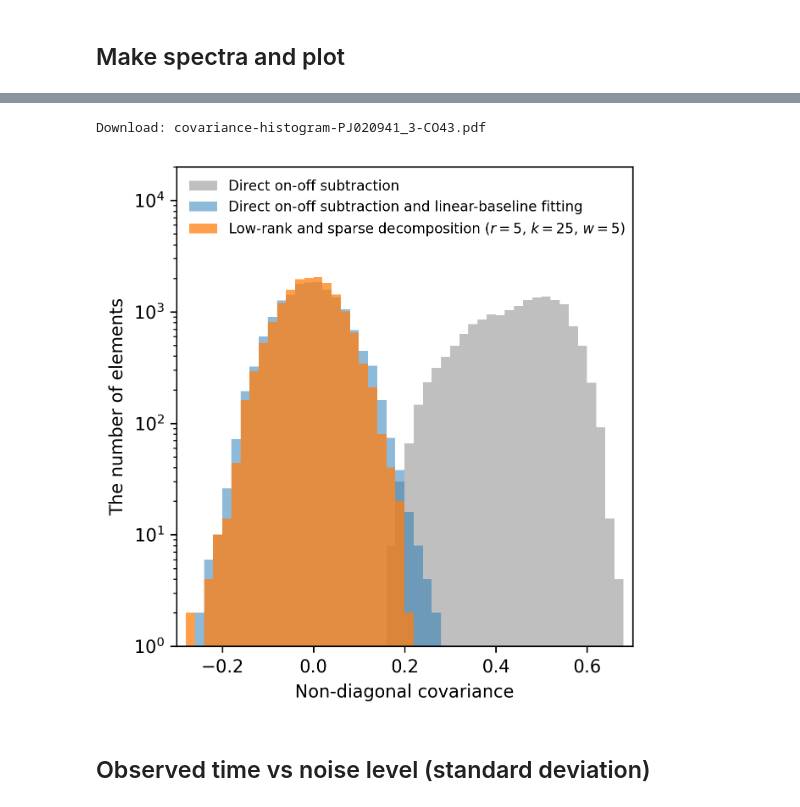
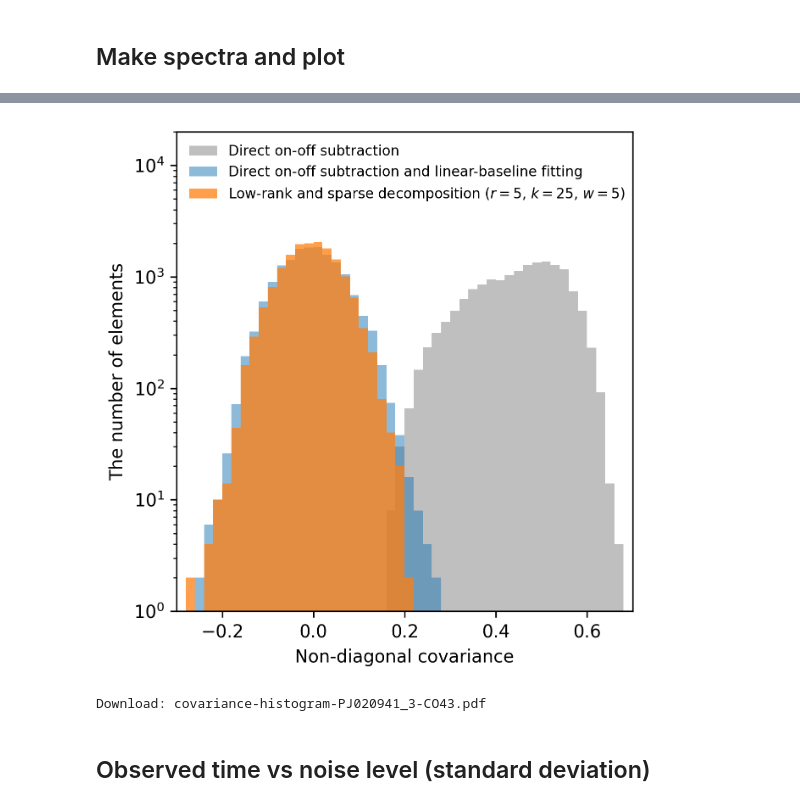
Before and after one commit to astropenguin/taniguchi-2021-analysis, a Jupyter notebook: notes/2020-05-07/analysis-PJ020941.3-CO43.ipynb, the cells around one changed output, grey strips where cells are left out. Drawn from its saved outputs; the diff is of its cells as text; code cells hidden in the pictures.

```diff
--- a/notes/2020-05-07/analysis-PJ020941.3-CO43.ipynb
+++ b/notes/2020-05-07/analysis-PJ020941.3-CO43.ipynb
@@ -212,27 +212,27 @@ Download: covariance-PJ020941_3-CO43.pdf
 # %%
 fig, ax = plt.subplots(figsize=(4.5, 4.5), dpi=300)
 
 bins = np.arange(-1.00, 1.02, 0.02)
 
 ax.hist(cov(T_cal_org).flatten(),
         bins=bins, alpha=0.5, color="gray", label="Direct on-off subtraction")
 ax.hist(cov(T_cal).flatten(),
         bins=bins, alpha=0.5, label="Direct on-off subtraction and linear-baseline fitting")
 ax.hist(cov(T_cal_re).flatten(),
         bins=bins, alpha=0.75, label=f"Low-rank and sparse decomposition ($r={r}$, $k={k}$, $w={w}$)")
 
 ax.set_xlabel("Non-diagonal covariance")
 ax.set_ylabel("The number of elements")
 ax.set_xlim(-0.3, 0.7)
 ax.set_ylim(1e0, 2e4)
 ax.set_yscale("log")
 ax.legend(loc="upper left", frameon=False, fontsize=7.9)
 
 fig.tight_layout()
-savefig_in_notebook(fig, "covariance-histogram-PJ020941_3-CO43.pdf")
+fig.savefig(in_notebook("covariance-histogram-PJ020941_3-CO43.pdf"))
 # %% [output]
+[figure]
 Download: covariance-histogram-PJ020941_3-CO43.pdf
-[figure]
 # %% [markdown]
 ## Observed time vs noise level (standard deviation)
 # %%
```
Also changed, not shown: parts of 4 cells of this notebook, 6 other files.
